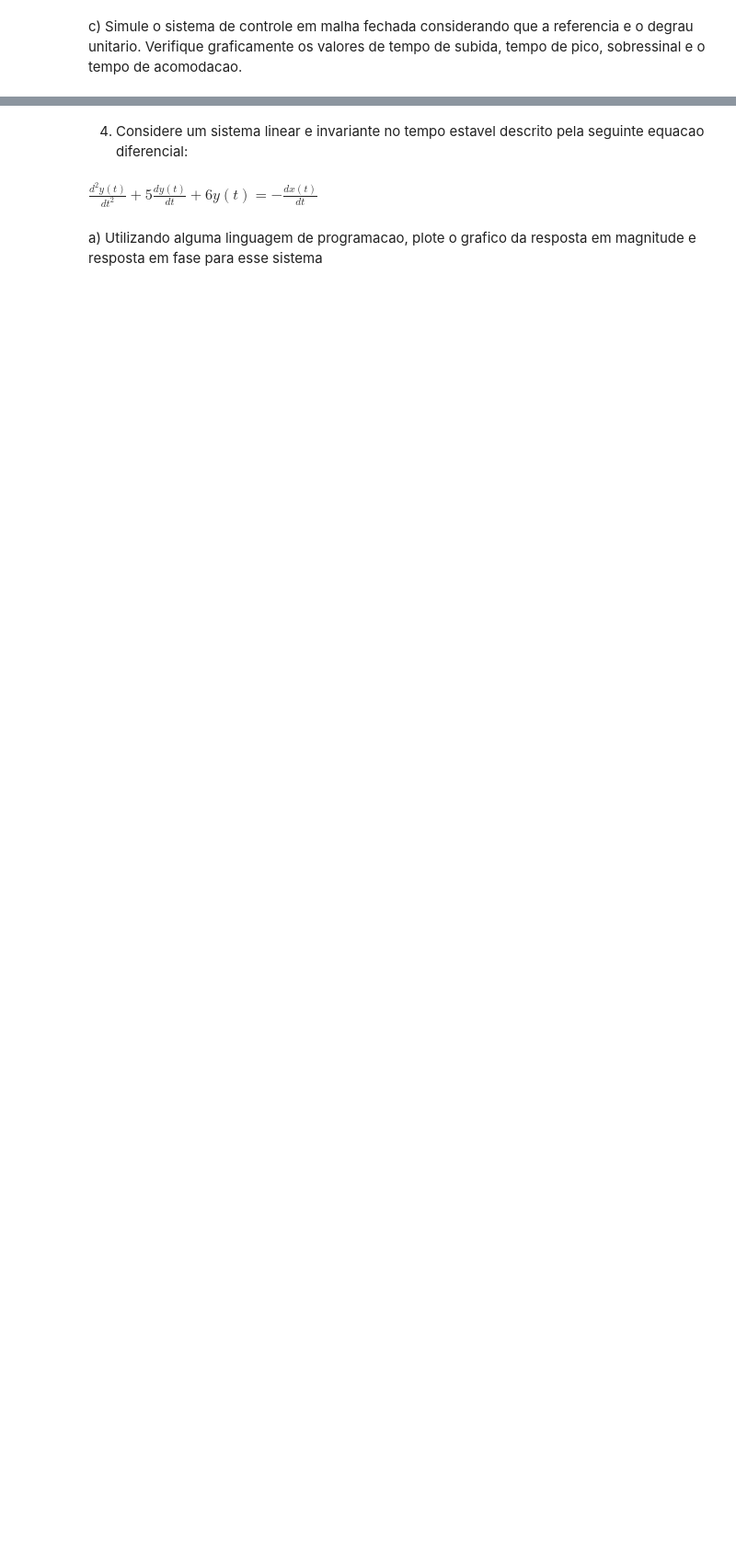
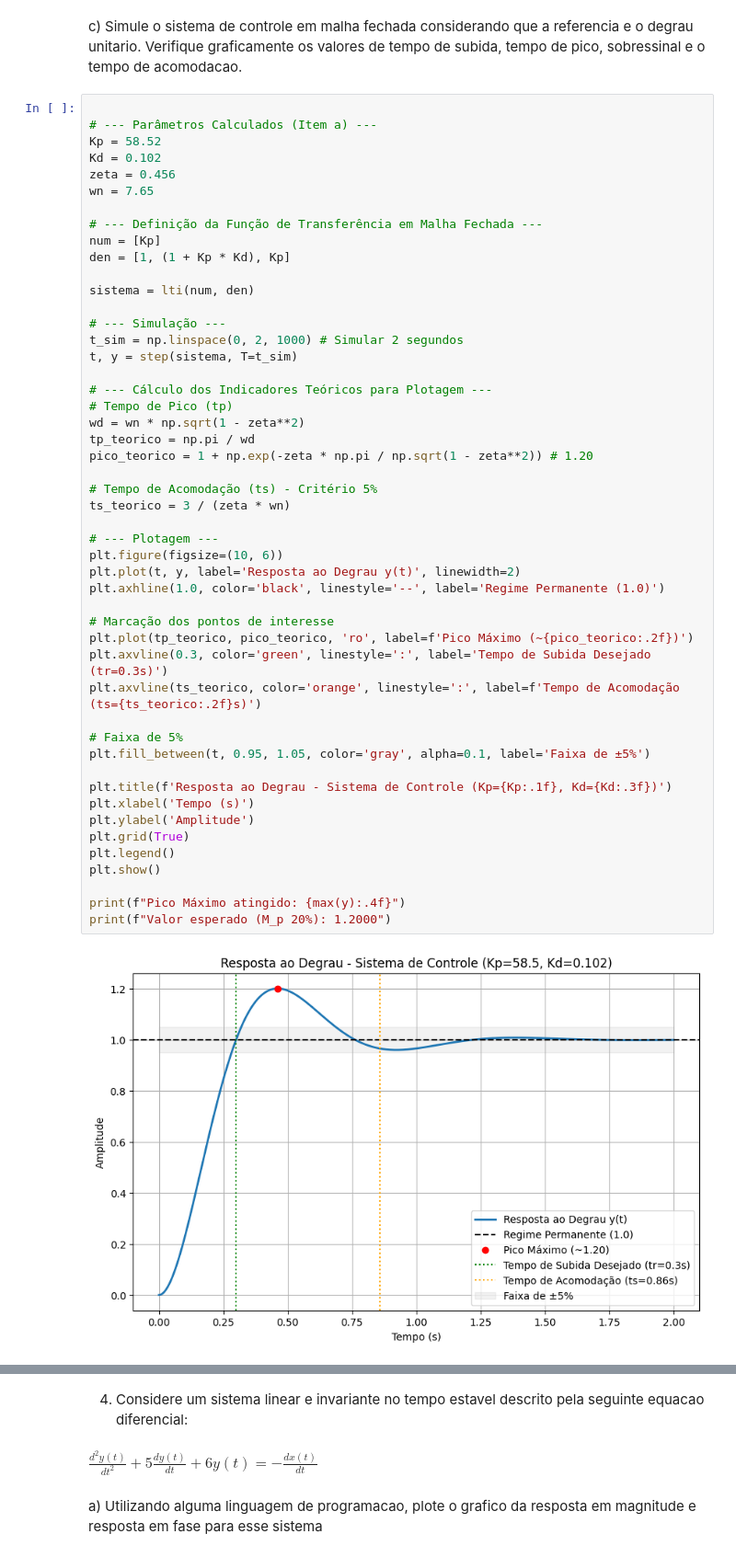
Before and after one commit to Mayconsmy/Sinais-e-Sistemas, a Jupyter notebook: Trabalhos/Segundo_Trabalho_Computacional.ipynb, the cells around one changed output, grey strips where cells are left out. Shown at 92% size. Drawn from its saved outputs; the diff is of its cells as text; blank space fills up the shorter version.

Commit message:
add: segundo trabalho computacional

```diff
--- a/Trabalhos/Segundo_Trabalho_Computacional.ipynb
+++ b/Trabalhos/Segundo_Trabalho_Computacional.ipynb
@@ -106,3 +287,54 @@ subida e o tempo de acomodacao do sistema em malha fechada.
 c) Simule o sistema de controle em malha fechada considerando que a referencia  e o degrau unitario.
 Verifique graficamente os valores de tempo de subida, tempo de pico, sobressinal e o tempo de
 acomodacao.
+# %%
+
+# --- Parâmetros Calculados (Item a) ---
+Kp = 58.52
+Kd = 0.102
+zeta = 0.456
+wn = 7.65
+
+# --- Definição da Função de Transferência em Malha Fechada ---
+num = [Kp]
+den = [1, (1 + Kp * Kd), Kp]
+
+sistema = lti(num, den)
+
+# --- Simulação ---
+t_sim = np.linspace(0, 2, 1000) # Simular 2 segundos
+t, y = step(sistema, T=t_sim)
+
+# --- Cálculo dos Indicadores Teóricos para Plotagem ---
+# Tempo de Pico (tp)
+wd = wn * np.sqrt(1 - zeta**2)
+tp_teorico = np.pi / wd
+pico_teorico = 1 + np.exp(-zeta * np.pi / np.sqrt(1 - zeta**2)) # 1.20
+
+# Tempo de Acomodação (ts) - Critério 5%
+ts_teorico = 3 / (zeta * wn)
+
+# --- Plotagem ---
+plt.figure(figsize=(10, 6))
+plt.plot(t, y, label='Resposta ao Degrau y(t)', linewidth=2)
+plt.axhline(1.0, color='black', linestyle='--', label='Regime Permanente (1.0)')
+
+# Marcação dos pontos de interesse
+plt.plot(tp_teorico, pico_teorico, 'ro', label=f'Pico Máximo (~{pico_teorico:.2f})')
+plt.axvline(0.3, color='green', linestyle=':', label='Tempo de Subida Desejado (tr=0.3s)')
+plt.axvline(ts_teorico, color='orange', linestyle=':', label=f'Tempo de Acomodação (ts={ts_teorico:.2f}s)')
+
+# Faixa de 5%
+plt.fill_between(t, 0.95, 1.05, color='gray', alpha=0.1, label='Faixa de ±5%')
+
+plt.title(f'Resposta ao Degrau - Sistema de Controle (Kp={Kp:.1f}, Kd={Kd:.3f})')
+plt.xlabel('Tempo (s)')
+plt.ylabel('Amplitude')
+plt.grid(True)
+plt.legend()
+plt.show()
+
+print(f"Pico Máximo atingido: {max(y):.4f}")
+print(f"Valor esperado (M_p 20%): 1.2000")
+# %% [output]
+[figure, added]
```
Also changed, not shown: parts of 24 cells of this notebook.
